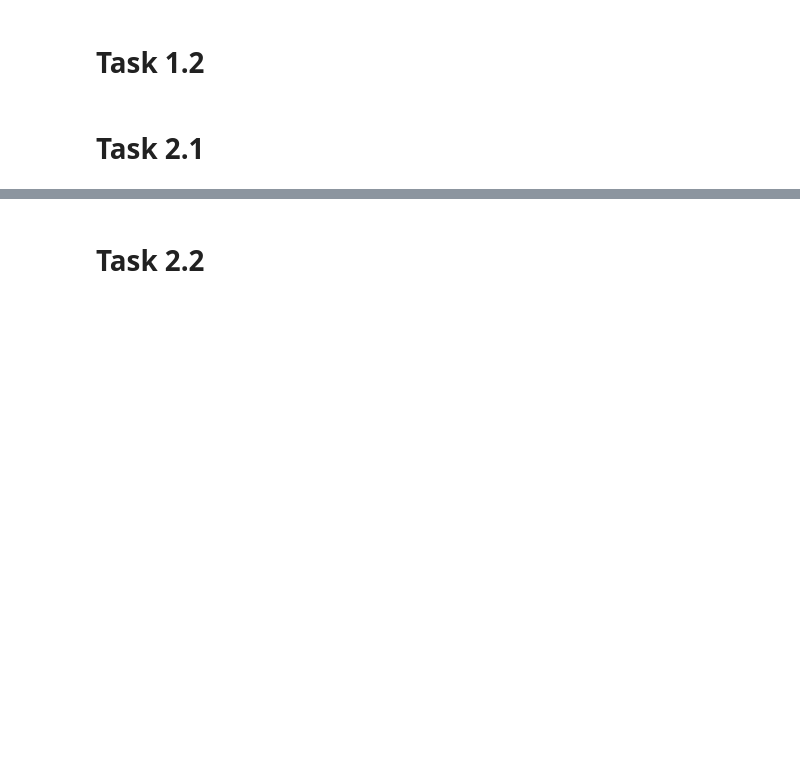
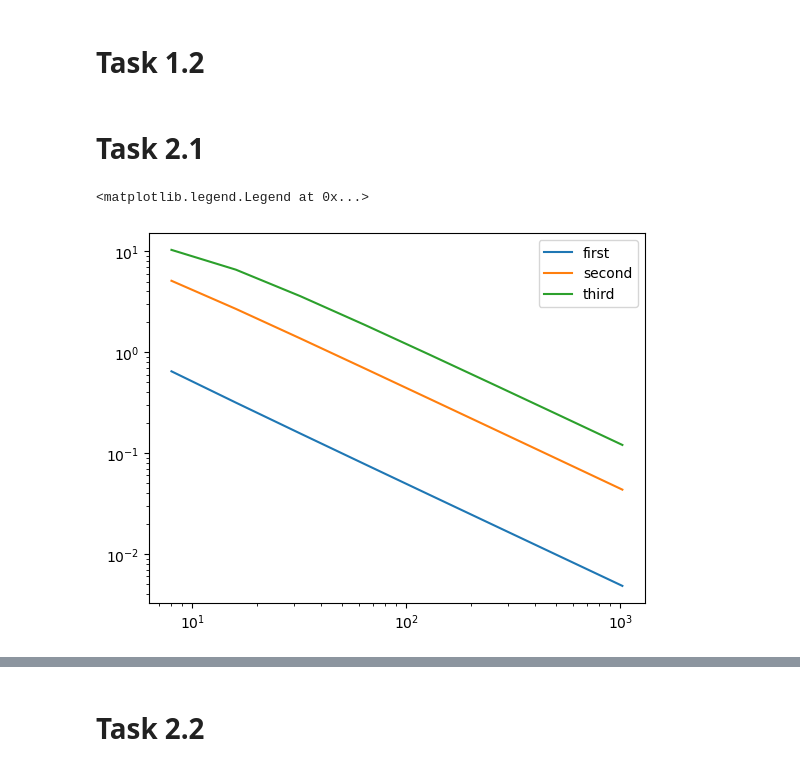
Before and after one commit to varepg/numerical-differential-equations, a Jupyter notebook: project2/project2.ipynb, the cells around one changed output, grey strips where cells are left out. Cells and saved outputs as stored; diff of their text form; code cells hidden in the pictures; blank space fills up the shorter version.

```diff
--- a/project2/project2.ipynb
+++ b/project2/project2.ipynb
@@ -35,24 +35,30 @@ np.round(u[500], 8)
 # %%
 error1 = np.empty([8])
 error2 = np.empty([8])
 error3 = np.empty([8])
-true1 = -(np.pi)**2
-true2 = -(np.pi * 2)**2
-true3 = -(np.pi * 3)**2
+
+true_eig = lambda n: -(np.pi**2 / 4 + np.pi**2 * n + np.pi**2 * n**2)
+
+true1 = true_eig(0)
+true2 = true_eig(1)
+true3 = true_eig(2)
 
 for i in range(3,11):
     x, v, w = SL_solve(1, 2**i)
     error1[i - 3] = np.abs(true1 - w[0])
     error2[i - 3] = np.abs(true2 - w[1])
     error3[i - 3] = np.abs(true3 - w[2])
 
 
 N = np.array([2**i for i in range(3,11)])
 
 plt.loglog(N, error1)
 plt.loglog(N, error2)
 plt.loglog(N, error3)
 plt.legend(['first', 'second', 'third'])
+# %% [output]
+<matplotlib.legend.Legend at 0x...>
+[figure, added]
 # %%
 x, v, w = SL_solve(1, 499)
 w = -np.abs(w)
```
Also changed, not shown: parts of 2 cells of this notebook.
